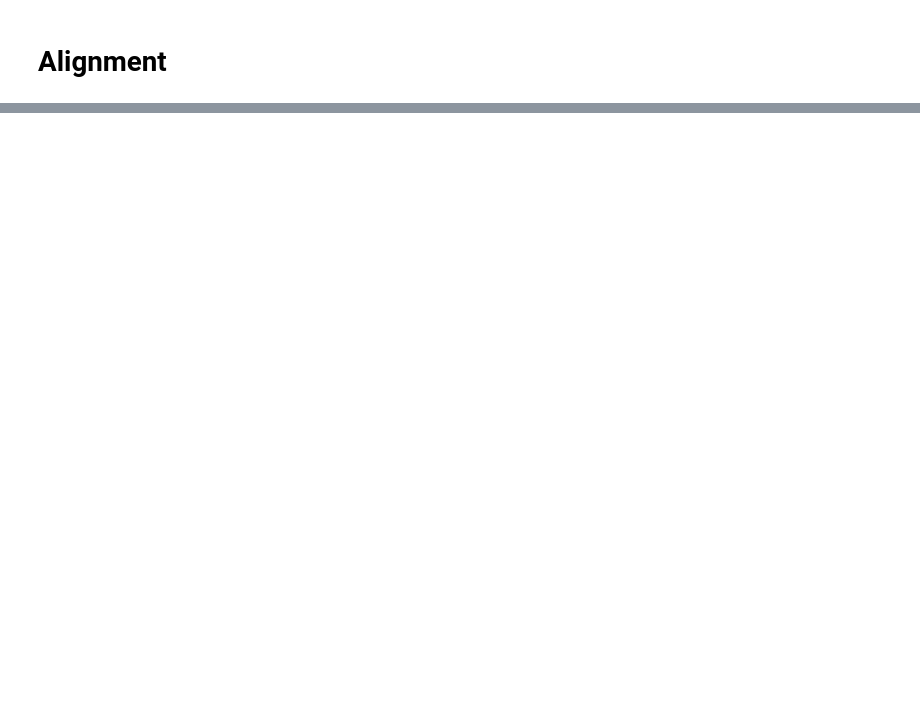
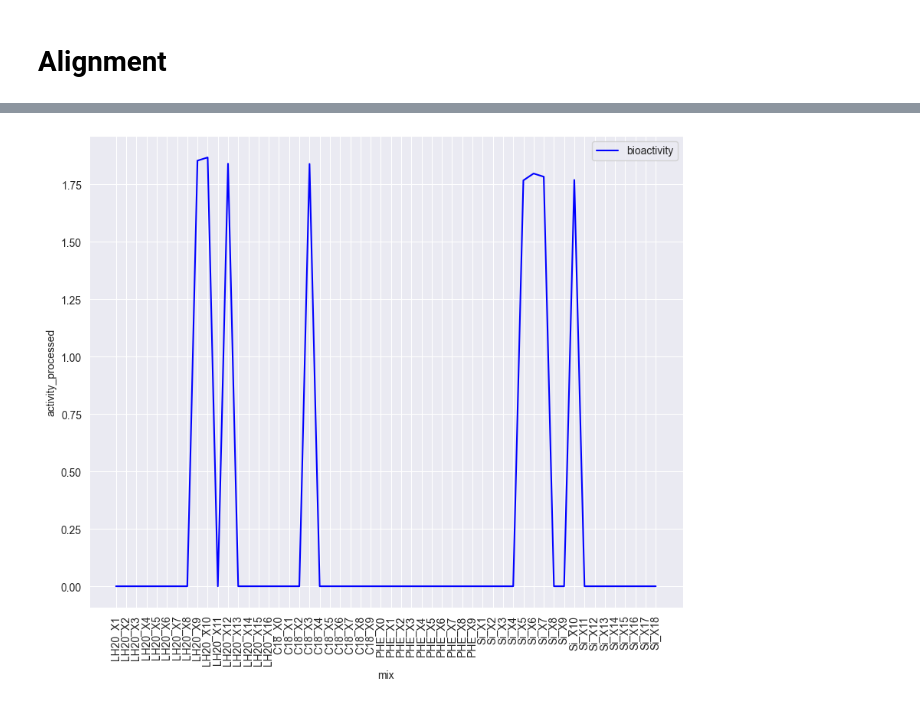
Before and after one commit to FanzhouKong/lead_finder, a Jupyter notebook: h2lv2.ipynb, the cells around one changed output, grey strips where cells are left out. Drawn from its saved outputs; the diff is of its cells as text; code cells hidden in the pictures; blank space fills up the shorter version.

```diff
--- a/h2lv2.ipynb
+++ b/h2lv2.ipynb
@@ -88,0 +480,28 @@ alignment.to_csv(os.path.join(normalized_folder, 'alignment.csv'))
+# %%
+figure_dir = '/Volumes/Natural Product Chemistry/Working Space/Fanzhou/20230607_NQ_Development_H2Lv2/results/figures_updated_20230824'
+if os.path.exists(figure_dir)==False:
+    os.makedirs(figure_dir)
+for index, row in tqdm(top100.iterrows(), total = len(top100)) :
+    idx = index
+    fig, axs = plt.subplots(figsize = (10,8))
+    sns.lineplot(x =  bio_data_processed['mix'], y = [x/bio_data_processed['average_adjusted'].max() for x in bio_data_processed['average_adjusted']], color = 'blue', label = 'bioactivity')
+    sns.lineplot(x =  bio_data_processed['mix'], y = [x/correlation_result_temp.loc[idx][mix_name_pos].max() for x in correlation_result_temp.loc[idx][mix_name_pos]], color = 'orange', marker = 'D', label = 'feature intensity')
+    plt.legend(loc = 'upper right')
+    # plt.legend()
+    # plt.vlines(x = 7, ymin = 0, ymax = 1, colors='green')
+    # plt.vlines(x = 10, ymin = 0, ymax = 1,colors='green')
+    plt.xticks(rotation = 90)
+    plt.savefig(os.path.join(figure_dir, str(row['rank'])+'_'+str(row['pmz'])+'_'+str(np.round(row['rt'], 3))+'.png'))
+    plt.close(fig)
+# %%
+fig, axs = plt.subplots(figsize = (10,8))
+sns.lineplot(x =  bio_data_processed['mix'], y = bio_data_processed['activity_processed'], color = 'blue', label = 'bioactivity')
+# sns.lineplot(x =  bio_data_processed['mix'], y = [x/correlation_result_temp.loc[idx][mix_name_pos].max() for x in correlation_result_temp.loc[idx][mix_name_pos]], color = 'orange', marker = 'D', label = 'feature intensity')
+plt.legend(loc = 'upper right')
+# plt.legend()
+# plt.vlines(x = 7, ymin = 0, ymax = 1, colors='green')
+# plt.vlines(x = 10, ymin = 0, ymax = 1,colors='green')
+plt.xticks(rotation = 90)
+plt.savefig(os.path.join(figure_dir, 'reference_activity.png'))
+# %% [output]
+[figure, added]
```
Also changed, not shown: parts of 116 cells of this notebook, 17 other files.
